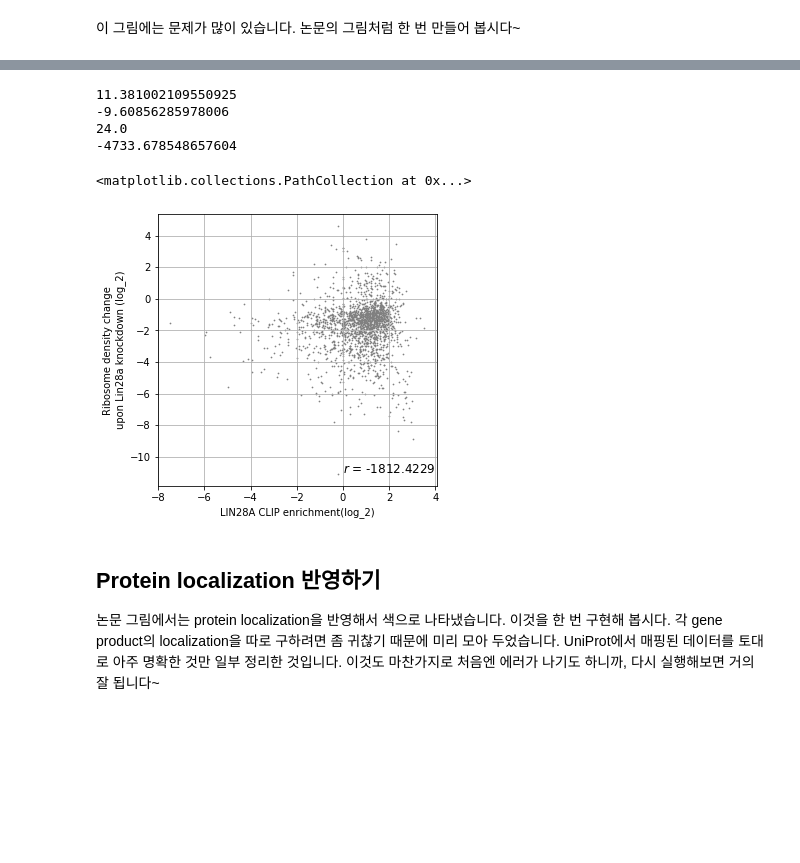
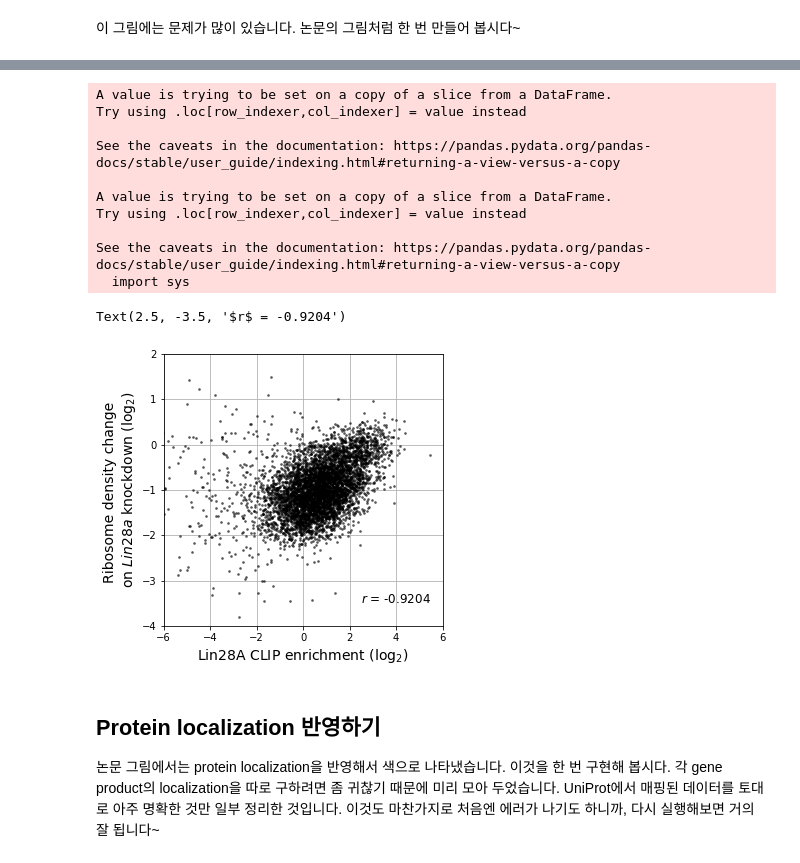
Before and after one commit to LunaJang/2022_bioinfo, a Jupyter notebook: CoLab_TermProj_2022_1.ipynb, the cells around one changed output, grey strips where cells are left out. Drawn from its saved outputs; the diff is of its cells as text; code cells hidden in the pictures; blank space fills up the shorter version.

```diff
--- a/CoLab_TermProj_2022_1.ipynb
+++ b/CoLab_TermProj_2022_1.ipynb
@@ -219,7 +238,3 @@ ax.scatter(np.log2(cnts['clip_enrichment']),
 [figure]
 # %% [markdown]
 이 그림에는 문제가 많이 있습니다. 논문의 그림처럼 한 번 만들어 봅시다~
-# %%
-import pandas as pd
-cnts = pd.read_csv('read-counts.txt', sep='\t', comment='#', index_col=0)
-cnts.head()
@@ -234,35 +241,46 @@ cnts.head()
-# %%
-cnts['log_clip_enrichment'] = np.log2(cnts['./CLIP-35L33G.bam'] / cnts['./RNA-control.bam'])
-cnts['log_rden_change'] = np.log2(cnts['./RPF-siLin28a.bam'] / cnts['./RNA-siLin28a.bam']) / (cnts['./RPF-siLuc.bam'] / cnts['./RNA-siLuc.bam'])
-
-cnts = cnts.replace([np.inf, -np.inf], np.nan)
-cnts = cnts.dropna()
-
-cnts.head()
-# %% [output]
-11.381002109550925
--9.60856285978006
-24.0
--4733.678548657604
-# %%
-from matplotlib import pyplot as plt
-import numpy as np
-from sklearn.metrics import r2_score
-
-
-R_sq = r2_score(cnts['log_clip_enrichment'], cnts['log_rden_change'])
-
-fig, ax = plt.subplots(1, 1, figsize=(5, 5))
-plt.xlabel("LIN28A CLIP enrichment(log_2)")
-plt.ylabel("Ribosome density change\nupon Lin28a knockdown (log_2)")
-plt.text(0, -11, '$r$ = %.4f'%R_sq, size = 12) # (5, 7)의 위치에 크기 12로 R값 새김
-plt.grid(True)
-ax.scatter(cnts['log_clip_enrichment'],
-           cnts['log_rden_change'],
-           s=0.5,c='grey')
-# %% [output]
-<matplotlib.collections.PathCollection at 0x...>
-[figure, removed]
+# %%
+from matplotlib import pyplot as plt
+import numpy as np
+from sklearn.metrics import r2_score
+
+filtered_cnt = cnts[cnts['./RNA-control.bam'] >= 200]
+filtered_cnt['log2_clip_enrichment'] = np.log2(filtered_cnt['clip_enrichment'])
+filtered_cnt['log2_rden_change'] = np.log2(filtered_cnt['rden_change'])
+#filtered_cnt = filtered_cnt.dropna()
+filtered_cnt.replace((np.inf, -np.inf, np.nan), inplace=True)
+
+# plot
+fig, ax = plt.subplots(1, 1, figsize=(5, 5))
+ax.scatter(filtered_cnt['log2_clip_enrichment'],
+           filtered_cnt['log2_rden_change'],
+           c = 'black',
+           zorder = 10,
+           s = 3,
+           alpha = 0.5)
+
+plt.xlabel("Lin28A CLIP enrichment (log$_2$)", fontsize = 14)
+plt.ylabel("Ribosome density change \non $\itLin28a$ knockdown (log$_2$)", fontsize = 14)
+plt.xlim([-6,6])
+plt.ylim([-4,2])
+
+plt.grid(True)
+
+R_sq = r2_score(filtered_cnt['log2_clip_enrichment'],
+                filtered_cnt['log2_rden_change'])
+plt.text(2.5, -3.5, '$r$ = %.4f'%R_sq, size = 12)
+# %% [output]
+A value is trying to be set on a copy of a slice from a DataFrame.
+Try using .loc[row_indexer,col_indexer] = value instead
+
+See the caveats in the documentation: https://pandas.pydata.org/pandas-docs/stable/user_guide/indexing.html#returning-a-view-versus-a-copy
+
+A value is trying to be set on a copy of a slice from a DataFrame.
+Try using .loc[row_indexer,col_indexer] = value instead
+
+See the caveats in the documentation: https://pandas.pydata.org/pandas-docs/stable/user_guide/indexing.html#returning-a-view-versus-a-copy
+  import sys
+Text(2.5, -3.5, '$r$ = -0.9204')
+[figure, added]
 # %% [markdown]
 ## Protein localization 반영하기
 
```
Also changed, not shown: parts of 10 cells of this notebook, 3 other files.
